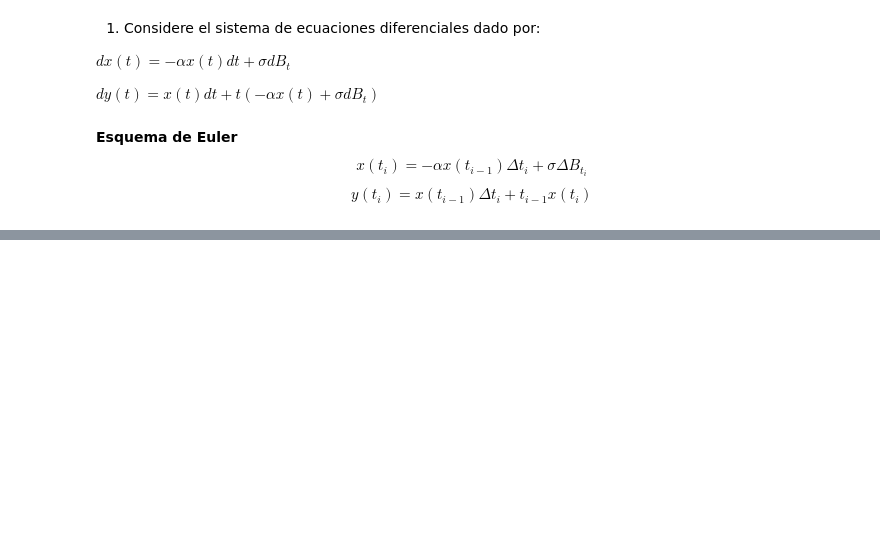
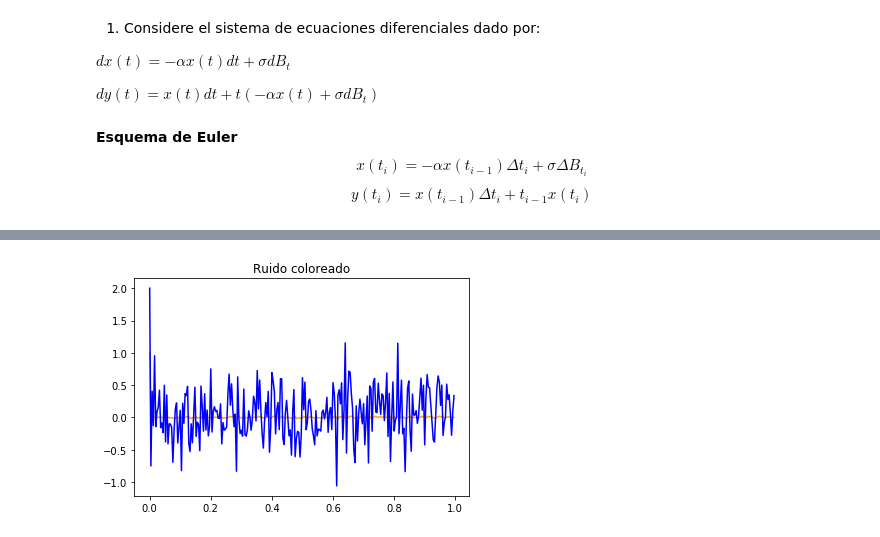
Before and after one commit to CamiVasz/Procesos-Estocasticos-2, a Jupyter notebook: EDE2D.ipynb, the cells around one changed output, grey strips where cells are left out. Saved outputs shown, nothing was run; the diff lists cells and outputs as text; code cells hidden in the pictures; blank space fills up the shorter version.

```diff
--- a/EDE2D.ipynb
+++ b/EDE2D.ipynb
@@ -38,0 +75,26 @@ plt.show()
+# %%
+N = 250
+dt = 1/N
+alpha = 5
+sigma = 6
+a = 6.5
+b = 7
+t = np.arange(0,1,dt)
+X0 = 1
+Y0 = 2
+# %%
+X = np.zeros(N)
+Y = np.zeros(N)
+X[0] = X0
+Y[0] = Y0
+for i in range(1,N):
+    dbt = np.sqrt(dt)*np.random.normal()
+    X[i] = a*X[i-1]*dt + b*Y[i-1]*dt
+    Y[i] = -alpha*Y[i-1]*dt + sigma*dbt
+# %%
+plt.plot(t, X, 'orange')
+plt.plot(t, Y, 'blue')
+plt.title('Ruido coloreado')
+plt.show()
+# %% [output]
+[figure, added]
```
Also changed, not shown: parts of 8 cells of this notebook.
